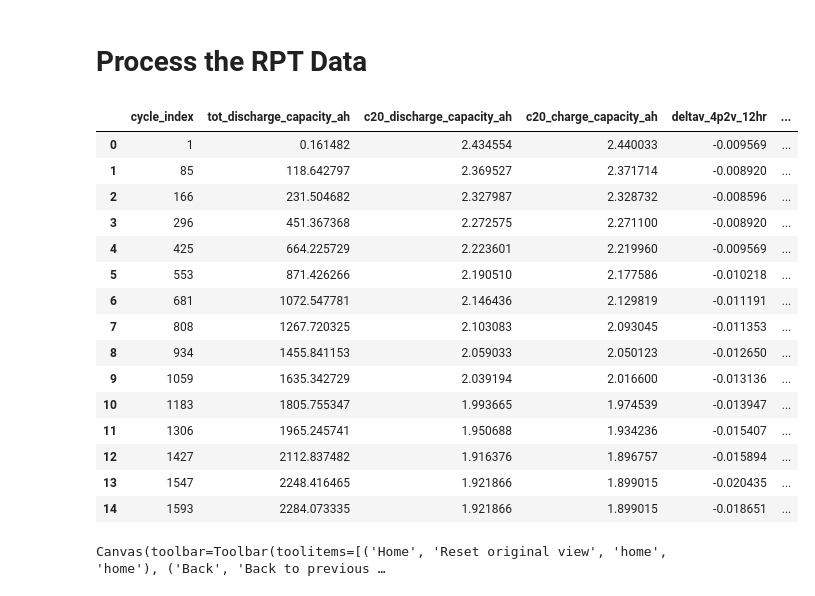
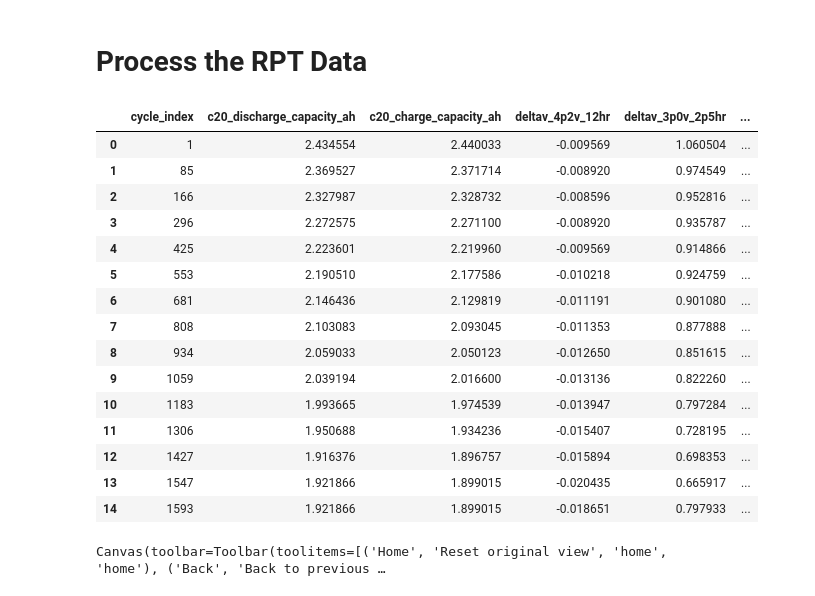
Before and after one commit to wengandrew/fast-formation, a Jupyter notebook: notebooks-2023/2023_01_31_test_process_cycling_data.ipynb, the cells around one changed output. Cells and saved outputs as stored; diff of their text form; code cells hidden in the pictures.

```diff
--- a/notebooks-2023/2023_01_31_test_process_cycling_data.ipynb
+++ b/notebooks-2023/2023_01_31_test_process_cycling_data.ipynb
@@ -37,4 +37,4 @@ Initializing devices...
 Done.
 # %%
 device_name = 'UMBL2022FEB_CELL152030'
-parser = parsers.CyclingDataParser(device_name, vh)
+cyc = parsers.CyclingDataParser(device_name, vh)
@@ -41,3 +44,5 @@ parser = parsers.CyclingDataParser(device_name, vh)
+# %%
+rpt = parsers.RptDataParser(cyc.df_rpt)
 # %% [markdown]
 # First inspect the entire dataset
 # %%
@@ -79,7 +84,7 @@ axs[0].set_title(device_name);
 # %% [output]
 Canvas(toolbar=Toolbar(toolitems=[('Home', 'Reset original view', 'home', 'home'), ('Back', 'Back to previous …
 # %%
-df_by_cyc = parser.get_cycling_info()
+df_by_cyc = cyc.get_cycling_info()
 df_by_cyc
 # %% [output]
 |  | charge_capacity_ah | charge_energy_wh | discharge_capacity_ah | discharge_energy_wh | ... |
@@ -125,25 +130,35 @@ Canvas(toolbar=Toolbar(toolitems=[('Home', 'Reset original view', 'home', 'home'
 # %% [markdown]
 # Process the RPT Data
 # %%
-df_by_rpt = parser.get_rpt_info()
+rpt_start_cycle_list = cyc.get_rpt_start_cycles()
+df_by_rpt = rpt.get_rpt_info(rpt_start_cycle_list)
+
+# Append the throughput data by matching on the cycling info DataFrame
+rpt_tot_discharge_capacity_ah = []
+
+for cycle_index in df_by_rpt['cycle_index']:
+    rpt_tot_discharge_capacity_ah.append(df_by_cyc['tot_discharge_capacity_ah'][df_by_cyc.index == cycle_index].values[0])
+
+df_by_rpt['tot_discharge_capacity_ah'] = rpt_tot_discharge_capacity_ah
+
 df_by_rpt
 # %% [output]
-|  | cycle_index | tot_discharge_capacity_ah | c20_discharge_capacity_ah | c20_charge_capacity_ah | deltav_4p2v_12hr | ... |
-| 0 | 1 | 0.161482 | 2.434554 | 2.440033 | -0.009569 | ... |
-| 1 | 85 | 118.642797 | 2.369527 | 2.371714 | -0.008920 | ... |
-| 2 | 166 | 231.504682 | 2.327987 | 2.328732 | -0.008596 | ... |
-| 3 | 296 | 451.367368 | 2.272575 | 2.271100 | -0.008920 | ... |
-| 4 | 425 | 664.225729 | 2.223601 | 2.219960 | -0.009569 | ... |
-| 5 | 553 | 871.426266 | 2.190510 | 2.177586 | -0.010218 | ... |
-| 6 | 681 | 1072.547781 | 2.146436 | 2.129819 | -0.011191 | ... |
-| 7 | 808 | 1267.720325 | 2.103083 | 2.093045 | -0.011353 | ... |
-| 8 | 934 | 1455.841153 | 2.059033 | 2.050123 | -0.012650 | ... |
-| 9 | 1059 | 1635.342729 | 2.039194 | 2.016600 | -0.013136 | ... |
-| 10 | 1183 | 1805.755347 | 1.993665 | 1.974539 | -0.013947 | ... |
-| 11 | 1306 | 1965.245741 | 1.950688 | 1.934236 | -0.015407 | ... |
-| 12 | 1427 | 2112.837482 | 1.916376 | 1.896757 | -0.015894 | ... |
-| 13 | 1547 | 2248.416465 | 1.921866 | 1.899015 | -0.020435 | ... |
-| 14 | 1593 | 2284.073335 | 1.921866 | 1.899015 | -0.018651 | ... |
+|  | cycle_index | c20_discharge_capacity_ah | c20_charge_capacity_ah | deltav_4p2v_12hr | deltav_3p0v_2p5hr | ... |
+| 0 | 1 | 2.434554 | 2.440033 | -0.009569 | 1.060504 | ... |
+| 1 | 85 | 2.369527 | 2.371714 | -0.008920 | 0.974549 | ... |
+| 2 | 166 | 2.327987 | 2.328732 | -0.008596 | 0.952816 | ... |
+| 3 | 296 | 2.272575 | 2.271100 | -0.008920 | 0.935787 | ... |
+| 4 | 425 | 2.223601 | 2.219960 | -0.009569 | 0.914866 | ... |
+| 5 | 553 | 2.190510 | 2.177586 | -0.010218 | 0.924759 | ... |
+| 6 | 681 | 2.146436 | 2.129819 | -0.011191 | 0.901080 | ... |
+| 7 | 808 | 2.103083 | 2.093045 | -0.011353 | 0.877888 | ... |
+| 8 | 934 | 2.059033 | 2.050123 | -0.012650 | 0.851615 | ... |
+| 9 | 1059 | 2.039194 | 2.016600 | -0.013136 | 0.822260 | ... |
+| 10 | 1183 | 1.993665 | 1.974539 | -0.013947 | 0.797284 | ... |
+| 11 | 1306 | 1.950688 | 1.934236 | -0.015407 | 0.728195 | ... |
+| 12 | 1427 | 1.916376 | 1.896757 | -0.015894 | 0.698353 | ... |
+| 13 | 1547 | 1.921866 | 1.899015 | -0.020435 | 0.665917 | ... |
+| 14 | 1593 | 1.921866 | 1.899015 | -0.018651 | 0.797933 | ... |
 # %%
 fh2, axs2 = plt.subplots(nrows=2, ncols=1, figsize=(10, 2 * 4), sharex=True)
 fh3, axs3 = plt.subplots(nrows=2, ncols=1, figsize=(10, 2 * 4), sharex=True)
```
Also changed, not shown: parts of 7 cells of this notebook, 2 other files.
